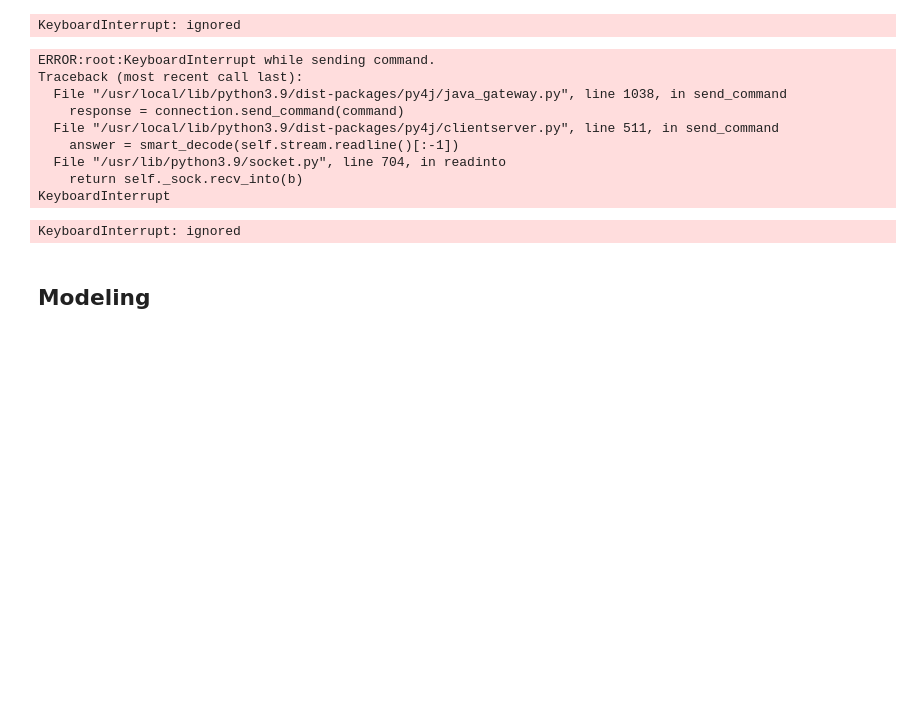
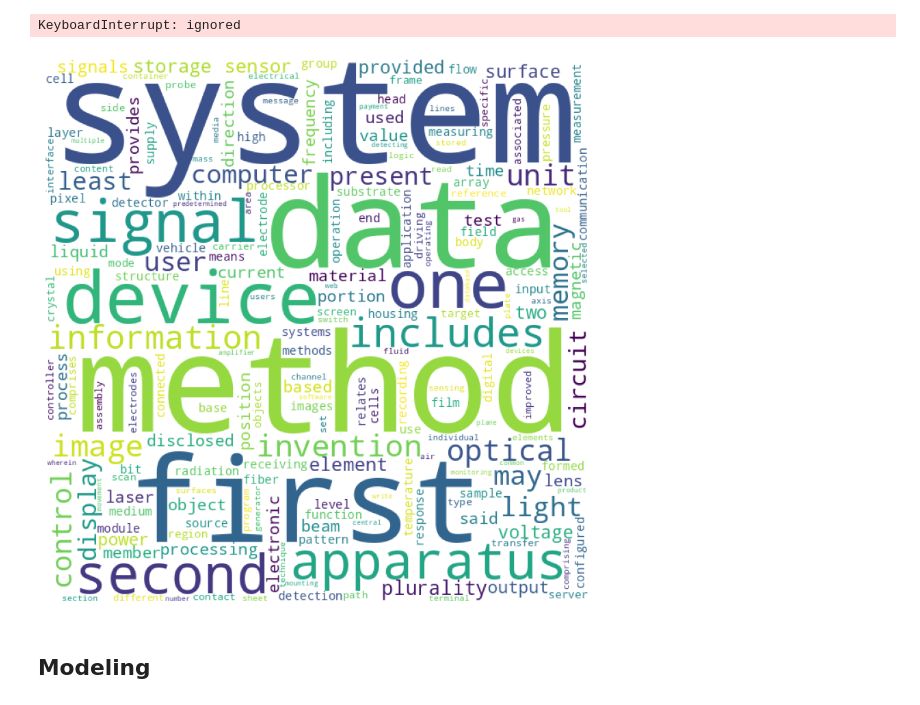
Before and after one commit to ahl-big-data/ahl, a Jupyter notebook: exploration/final_project_ver0.ipynb, the cells around one changed output. Drawn from its saved outputs; the diff is of its cells as text; code cells hidden in the pictures; blank space fills up the shorter version.

```diff
--- a/exploration/final_project_ver0.ipynb
+++ b/exploration/final_project_ver0.ipynb
@@ -945,16 +932,9 @@ Traceback (most recent call last):
     return self._sock.recv_into(b)
 KeyboardInterrupt
 KeyboardInterrupt: ignored
-# %%
-patents_small_df.toPandas()
-# %% [output]
-ERROR:root:KeyboardInterrupt while sending command.
-Traceback (most recent call last):
-  File "/usr/local/lib/python3.9/dist-packages/py4j/java_gateway.py", line 1038, in send_command
-    response = connection.send_command(command)
-  File "/usr/local/lib/python3.9/dist-packages/py4j/clientserver.py", line 511, in send_command
-    answer = smart_decode(self.stream.readline()[:-1])
-  File "/usr/lib/python3.9/socket.py", line 704, in readinto
-    return self._sock.recv_into(b)
-KeyboardInterrupt
-KeyboardInterrupt: ignored
+# %%
+patents_small_df = patents_df.limit(1000).select(["application_number", "top_tokens"])
+patents_small_pd = patents_small_df.toPandas()
+# %%
+top_tokens_total = [token for tokens in list(patents_small_pd["top_tokens"]) for token in tokens]
+token_counts = Counter(top_tokens_total)
@@ -961,3 +944,17 @@ KeyboardInterrupt: ignored
+# %%
+wordcloud = WordCloud(width = 640, height = 640,
+                background_color ='white',
+                min_font_size = 8).fit_words(token_counts)
+
+# plot the WordCloud image
+plt.figure(figsize = (8, 8), facecolor = None)
+plt.imshow(wordcloud)
+plt.axis("off")
+plt.tight_layout(pad = 0)
+
+plt.show()
+# %% [output]
+[figure, added]
 # %% [markdown]
 ## Modeling
 # %% [markdown]
```
Also changed, not shown: parts of 7 cells of this notebook.
